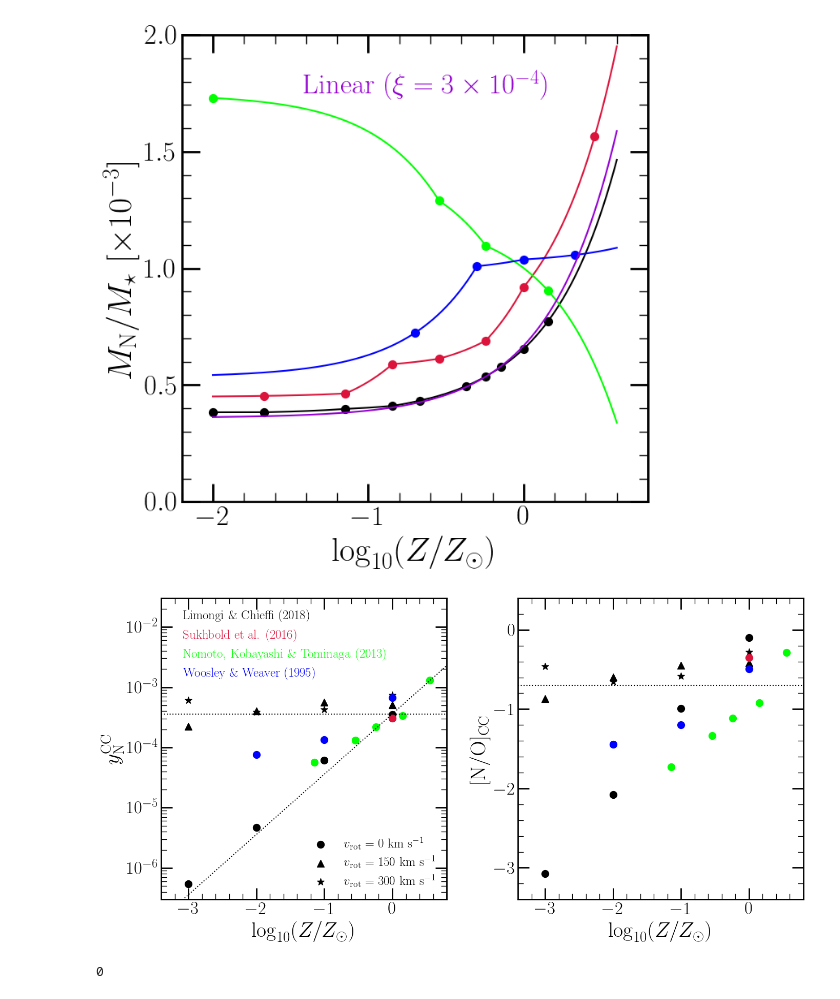
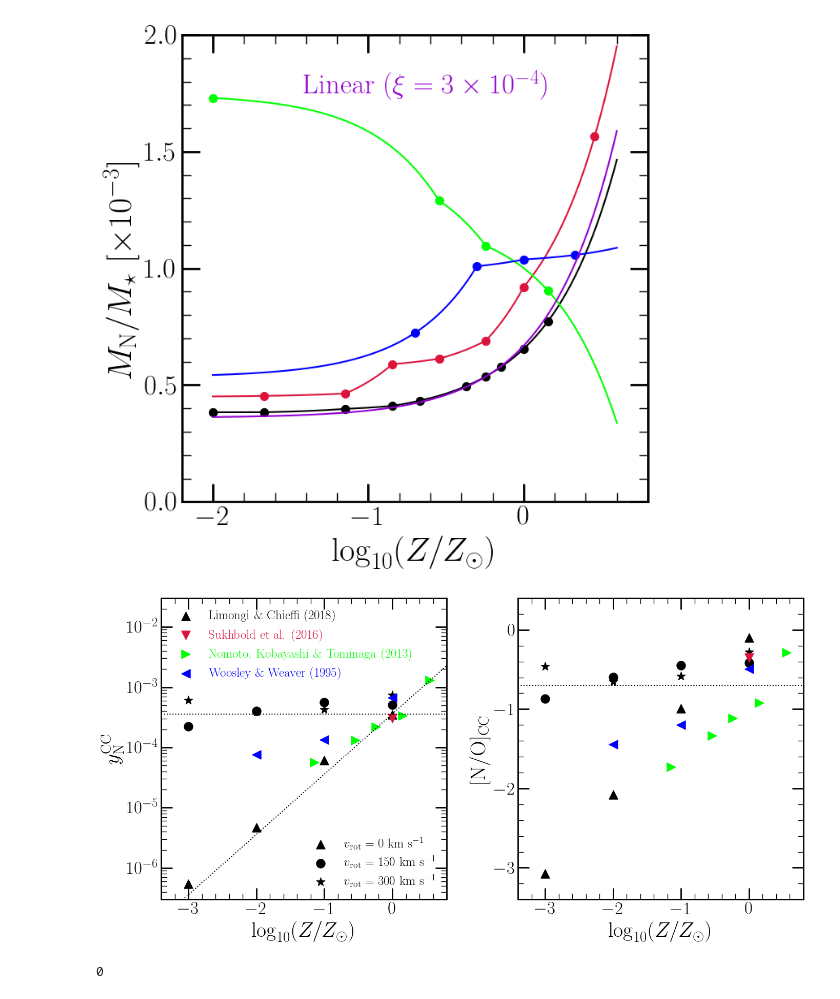
Before and after one commit to giganano/AGBmigration, a Jupyter notebook: notebooks/paper_plots.ipynb, the cells around one changed output. Drawn from its saved outputs; the diff is of its cells as text; code cells hidden in the pictures.

```diff
--- a/notebooks/paper_plots.ipynb
+++ b/notebooks/paper_plots.ipynb
@@ -482,10 +483,24 @@ rotation = {
     "S16/W18": [0],
     "WW95": [0]
 }
+# markers = {
+#     0: "circle",
+#     150: "triangle_up",
+#     300: "star"
+# }
 markers = {
-    0: "circle",
-    150: "triangle_up",
-    300: "star"
+    0: {
+        "LC18": "triangle_up",
+        "NKT13": "triangle_right",
+        "S16/W18": "triangle_down",
+        "WW95": "triangle_left"
+    },
+    150: {
+        "LC18": "circle"
+    },
+    300: {
+        "LC18": "star"
+    }
 }
 colors = {
     "LC18": "black",
@@ -499,70 +514,74 @@ for i in studies:
         for k in rotation[i]:
             kwargs = {
                 "c": plots.mpltoolkit.named_colors()[colors[i]],
-                "marker": plots.mpltoolkit.markers()[markers[k]],
-                "s": 100
+                "marker": plots.mpltoolkit.markers()[markers[k][i]],
+                "s": 150
             }
             y_n_cc, _ = vice.yields.ccsne.fractional('n', study = i, MoverH = j, rotation = k)
             y_o_cc, _ = vice.yields.ccsne.fractional('o', study = i, MoverH = j, rotation = k)
-#             cc_ratio = np.log10(y_n_cc / y_o_cc) - np.log10(14.007 / 15.999)
             cc_ratio = np.log10(y_n_cc / y_o_cc) - np.log10(vice.solar_z['n'] / vice.solar_z['o'])
             ax1.scatter(j, y_n_cc, **kwargs)
             ax2.scatter(j, cc_ratio, **kwargs)
 ax2.plot(ax2.get_xlim(), 2 * [-0.7], c = plots.mpltoolkit.named_colors()["black"],
     linestyle = ':')
 
-lines = len(studies) * [None]
+# lines = len(studies) * [None]
+points = len(studies) * [None]
 for i in range(len(lines)):
     kwargs = {
         "c": plots.mpltoolkit.named_colors()[colors[studies[i]]],
-        "label": names[studies[i]]
+        "label": names[studies[i]],
+        "marker": plots.mpltoolkit.markers()[markers[0][studies[i]]],
+        "s": 150
     }
-    lines[i] = ax1.plot([0, 0], [1, 1], **kwargs)[0]
+#     lines[i] = ax1.plot([0, 0], [1, 1], **kwargs)[0]
+    points[i] = ax1.scatter([0, 0], [1, 1], **kwargs)
 leg = ax1.legend(loc = plots.mpltoolkit.mpl_loc("upper left"), fontsize = 18, ncol = 1,
-    frameon = False, handlelength = 0)
+    frameon = False)
 ax1.add_artist(leg)
 for i in range(len(lines)):
     leg.get_texts()[i].set_color(colors[studies[i]])
-    leg.legendHandles[i].set_visible(False)
-    lines[i].remove()
+#     leg.legendHandles[i].set_visible(False)
+#     lines[i].remove()
+    points[i].remove()
 points = len(rotation["LC18"]) * [None]
 for i in range(len(points)):
     kwargs = {
         "c": plots.mpltoolkit.named_colors()["black"],
-        "marker": plots.mpltoolkit.markers()[markers[rotation["LC18"][i]]],
+        "marker": plots.mpltoolkit.markers()[markers[rotation["LC18"][i]]["LC18"]],
         "label": r"$v_\text{rot}$ = %g km s$^{-1}$" % (rotation["LC18"][i]),
-        "s": 100
+        "s": 150
     }
     points[i] = ax1.scatter([0, 0], [1, 1], **kwargs)
 ax1.legend(loc = plots.mpltoolkit.mpl_loc("lower right"), fontsize = 18, ncol = 1,
     frameon = False)
 for i in range(len(points)):
     points[i].remove()
 
 # def broken(z):
 #     y = 3.6e-4
 #     if z >= 0.007: y += 2.e-4 * ((z - 0.007) / 0.014)
 #     return y
 # yvals = [broken(0.014 * 10**_) for _ in xvals]
 # ax1.plot(xvals, yvals, c = plots.mpltoolkit.named_colors()["black"], linestyle = ':')
 
 def notbroken(z):
     return 3.6e-4 * (z / 0.014)
 kwargs = {
     "c": plots.mpltoolkit.named_colors()["black"],
     "linestyle": ':'
 }
 xvals = np.linspace(-3.4, 0.8, 1000)
 yvals = [notbroken(0.014 * 10**_) for _ in xvals]
 ax1.plot(xvals, yvals, **kwargs)
 ax1.plot(xvals, len(xvals) * [3.6e-4], **kwargs)
 
 plt.tight_layout()
 plt.subplots_adjust(wspace = 0.25)
 plt.savefig("../paper/n_cc_yields.pdf")
 plt.show()
 # %% [output]
-[figure, old version]
+[figure, new version]
 # %%
 def percentiles(values):
     hist, bins = np.histogram(values, bins = 1000, range = [-1, 1], density = True)
```
Also changed, not shown: parts of 6 cells of this notebook, 19 other files.
